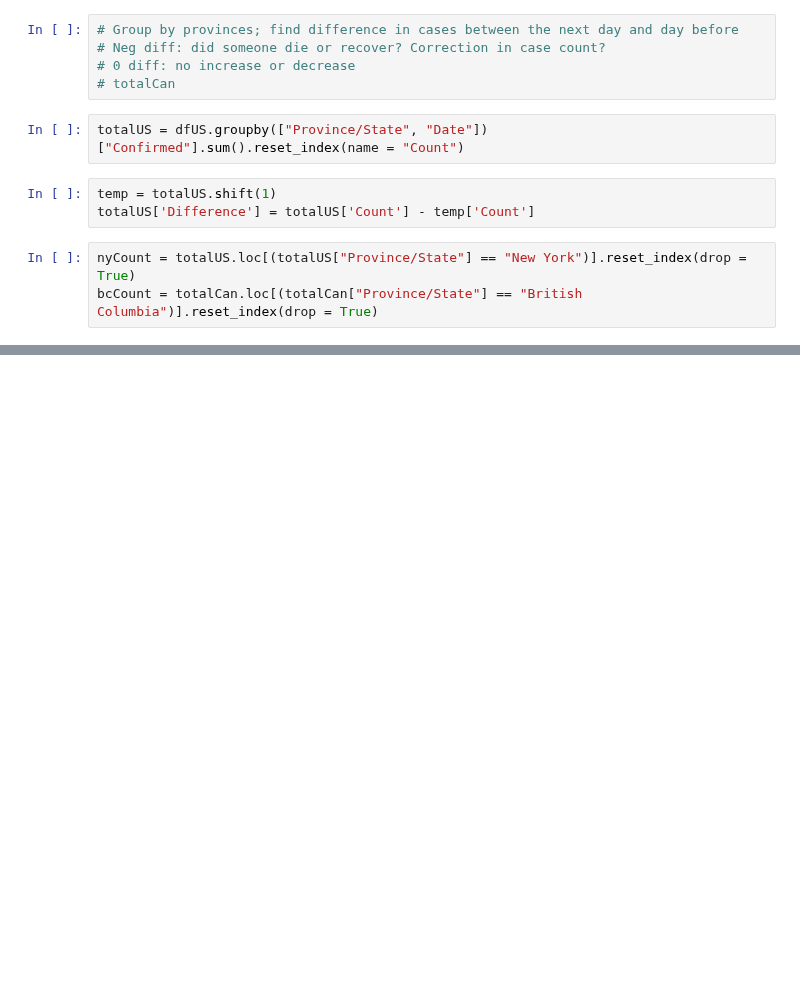
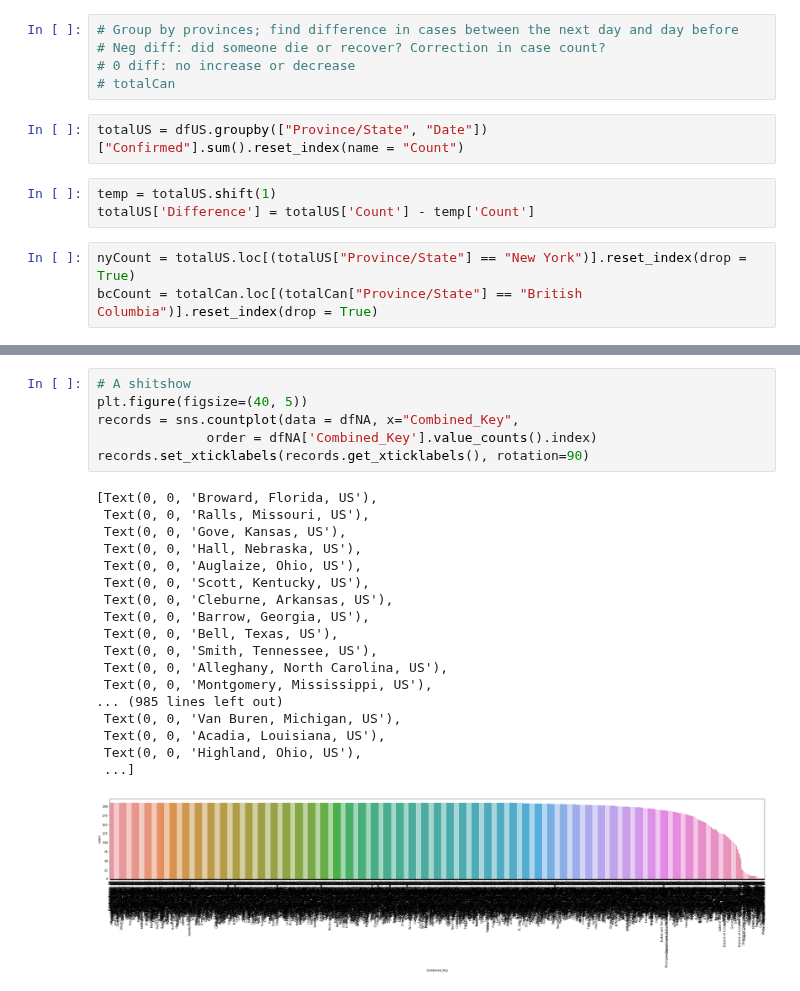
Before and after one commit to clement-ip/covid-airport-travel, a Jupyter notebook: analyze_covid.ipynb, the cells around one changed output, grey strips where cells are left out. Drawn from its saved outputs; the diff is of its cells as text; blank space fills up the shorter version.

```diff
--- a/analyze_covid.ipynb
+++ b/analyze_covid.ipynb
@@ -95,0 +86,25 @@ nyCount
+# %%
+# A shitshow
+plt.figure(figsize=(40, 5))
+records = sns.countplot(data = dfNA, x="Combined_Key",
+              order = dfNA['Combined_Key'].value_counts().index)
+records.set_xticklabels(records.get_xticklabels(), rotation=90)
+# %% [output]
+[Text(0, 0, 'Broward, Florida, US'),
+ Text(0, 0, 'Ralls, Missouri, US'),
+ Text(0, 0, 'Gove, Kansas, US'),
+ Text(0, 0, 'Hall, Nebraska, US'),
+ Text(0, 0, 'Auglaize, Ohio, US'),
+ Text(0, 0, 'Scott, Kentucky, US'),
+ Text(0, 0, 'Cleburne, Arkansas, US'),
+ Text(0, 0, 'Barrow, Georgia, US'),
+ Text(0, 0, 'Bell, Texas, US'),
+ Text(0, 0, 'Smith, Tennessee, US'),
+ Text(0, 0, 'Alleghany, North Carolina, US'),
+ Text(0, 0, 'Montgomery, Mississippi, US'),
+... (985 lines left out)
+ Text(0, 0, 'Van Buren, Michigan, US'),
+ Text(0, 0, 'Acadia, Louisiana, US'),
+ Text(0, 0, 'Highland, Ohio, US'),
+ ...]
+[figure, added]
```
Also changed, not shown: parts of 9 cells of this notebook, 5 other files.
